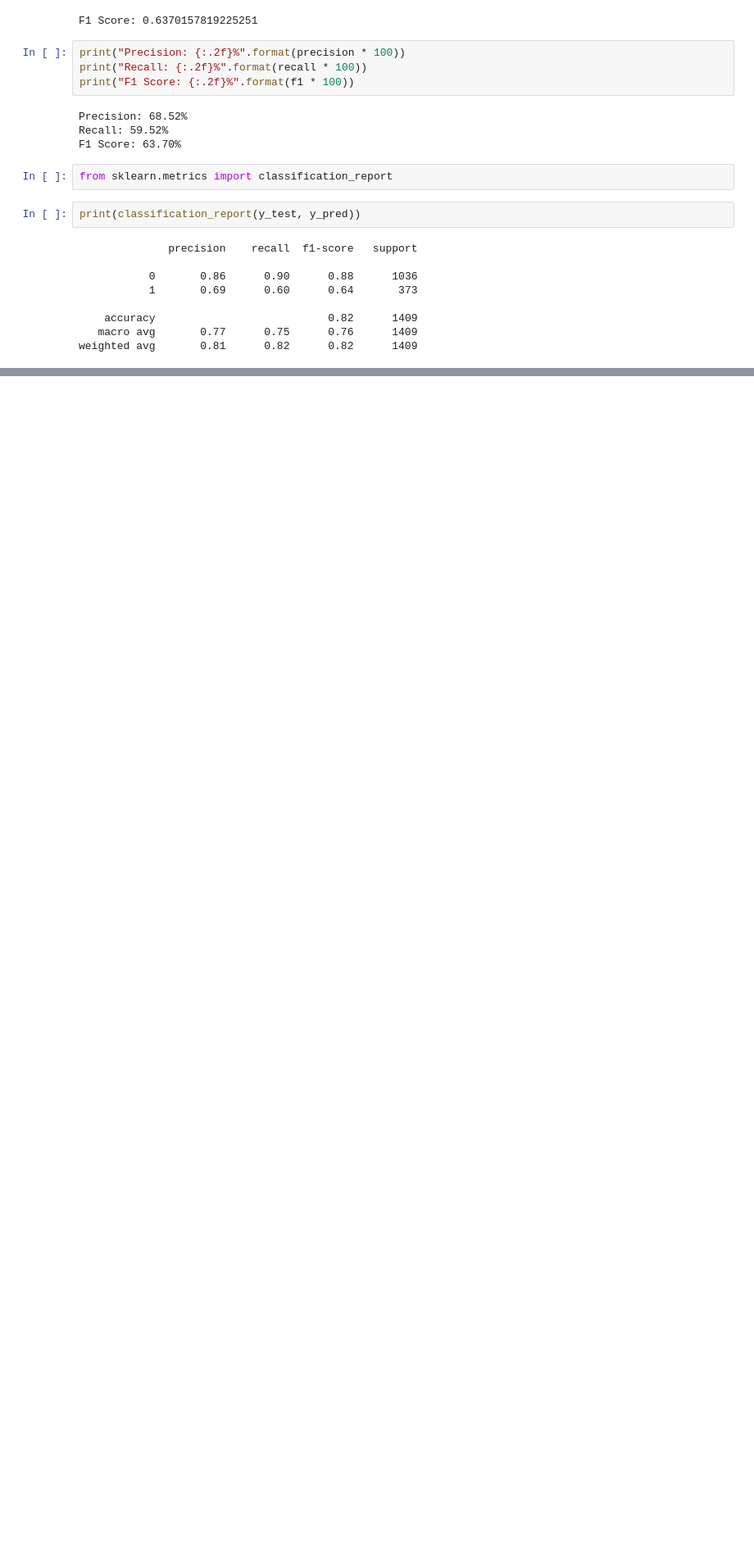
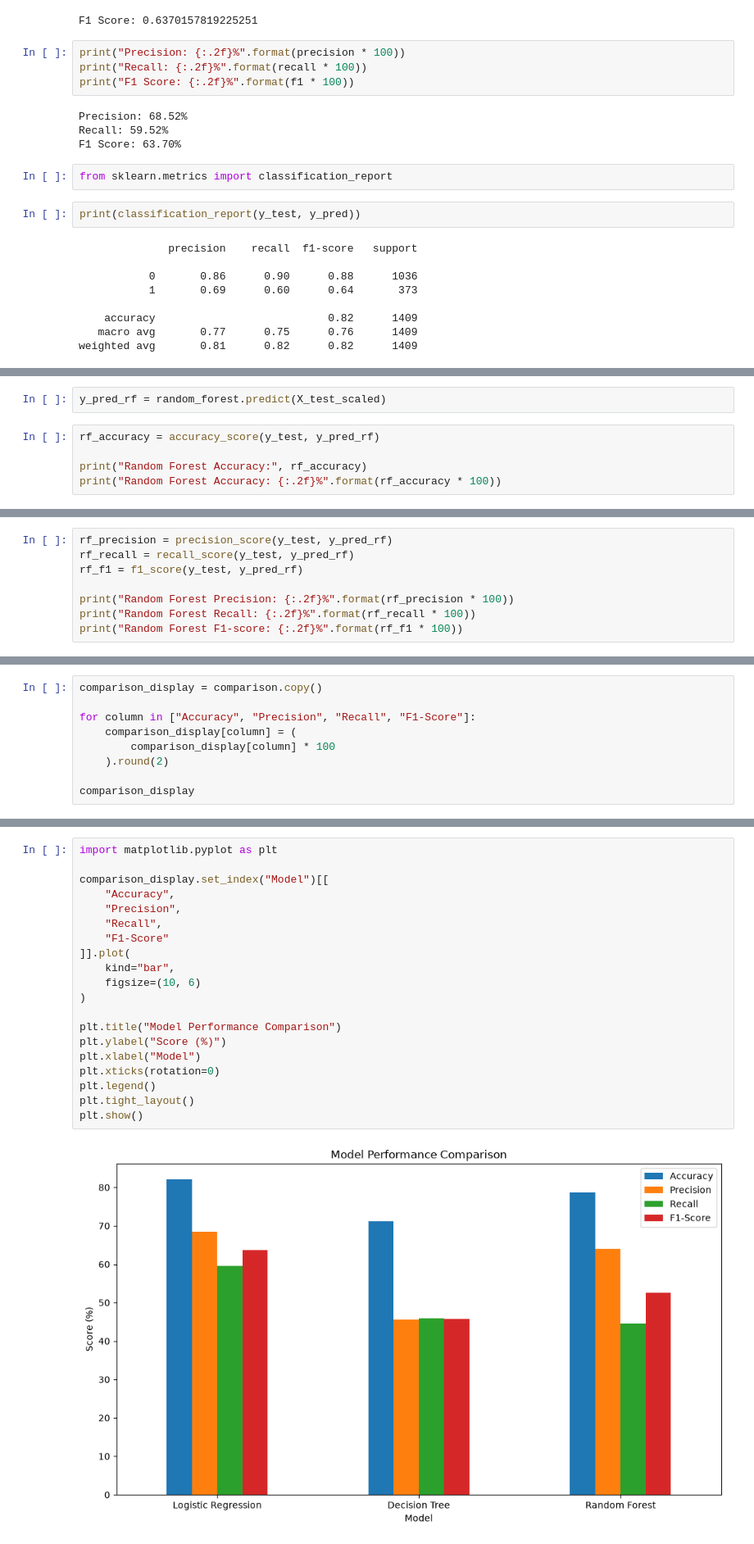
Before and after one commit to 12417745/customer-churn-prediction, a Jupyter notebook: notebooks/customer_churn_analysis.ipynb, the cells around one changed output, grey strips where cells are left out. Shown at 82% size. Saved outputs shown, nothing was run; the diff lists cells and outputs as text; blank space fills up the shorter version.

Commit message:
Complete Day 4 model comparison

```diff
--- a/notebooks/customer_churn_analysis.ipynb
+++ b/notebooks/customer_churn_analysis.ipynb
@@ -508,0 +577,7 @@ weighted avg       0.81      0.82      0.82      1409
+# %%
+y_pred_rf = random_forest.predict(X_test_scaled)
+# %%
+rf_accuracy = accuracy_score(y_test, y_pred_rf)
+
+print("Random Forest Accuracy:", rf_accuracy)
+print("Random Forest Accuracy: {:.2f}%".format(rf_accuracy * 100))
@@ -508,0 +587,8 @@ weighted avg       0.81      0.82      0.82      1409
+# %%
+rf_precision = precision_score(y_test, y_pred_rf)
+rf_recall = recall_score(y_test, y_pred_rf)
+rf_f1 = f1_score(y_test, y_pred_rf)
+
+print("Random Forest Precision: {:.2f}%".format(rf_precision * 100))
+print("Random Forest Recall: {:.2f}%".format(rf_recall * 100))
+print("Random Forest F1-score: {:.2f}%".format(rf_f1 * 100))
@@ -508,0 +634,9 @@ weighted avg       0.81      0.82      0.82      1409
+# %%
+comparison_display = comparison.copy()
+
+for column in ["Accuracy", "Precision", "Recall", "F1-Score"]:
+    comparison_display[column] = (
+        comparison_display[column] * 100
+    ).round(2)
+
+comparison_display
@@ -508,0 +648,22 @@ weighted avg       0.81      0.82      0.82      1409
+# %%
+import matplotlib.pyplot as plt
+
+comparison_display.set_index("Model")[[
+    "Accuracy",
+    "Precision",
+    "Recall",
+    "F1-Score"
+]].plot(
+    kind="bar",
+    figsize=(10, 6)
+)
+
+plt.title("Model Performance Comparison")
+plt.ylabel("Score (%)")
+plt.xlabel("Model")
+plt.xticks(rotation=0)
+plt.legend()
+plt.tight_layout()
+plt.show()
+# %% [output]
+[figure, added]
```
Also changed, not shown: parts of 18 cells of this notebook.
